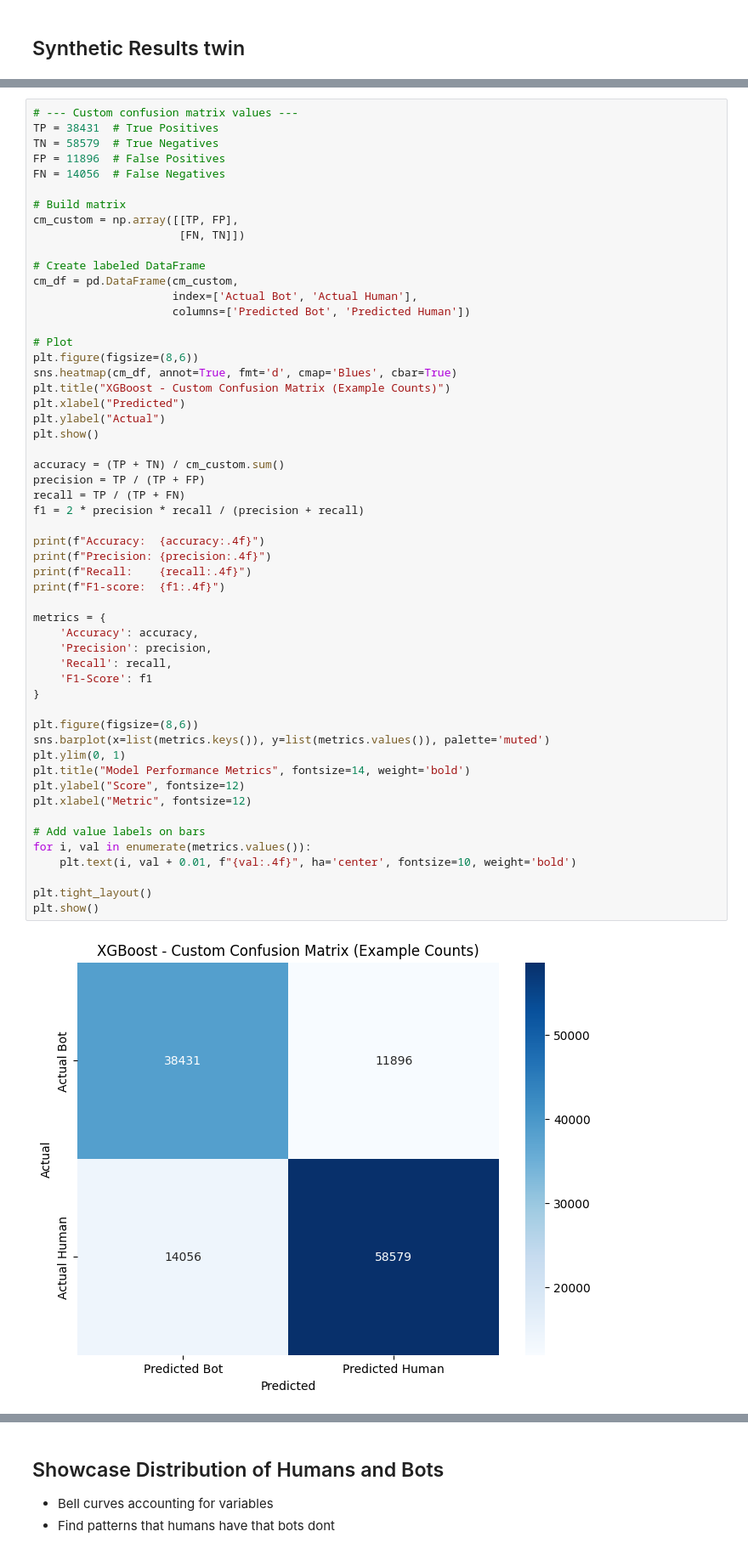
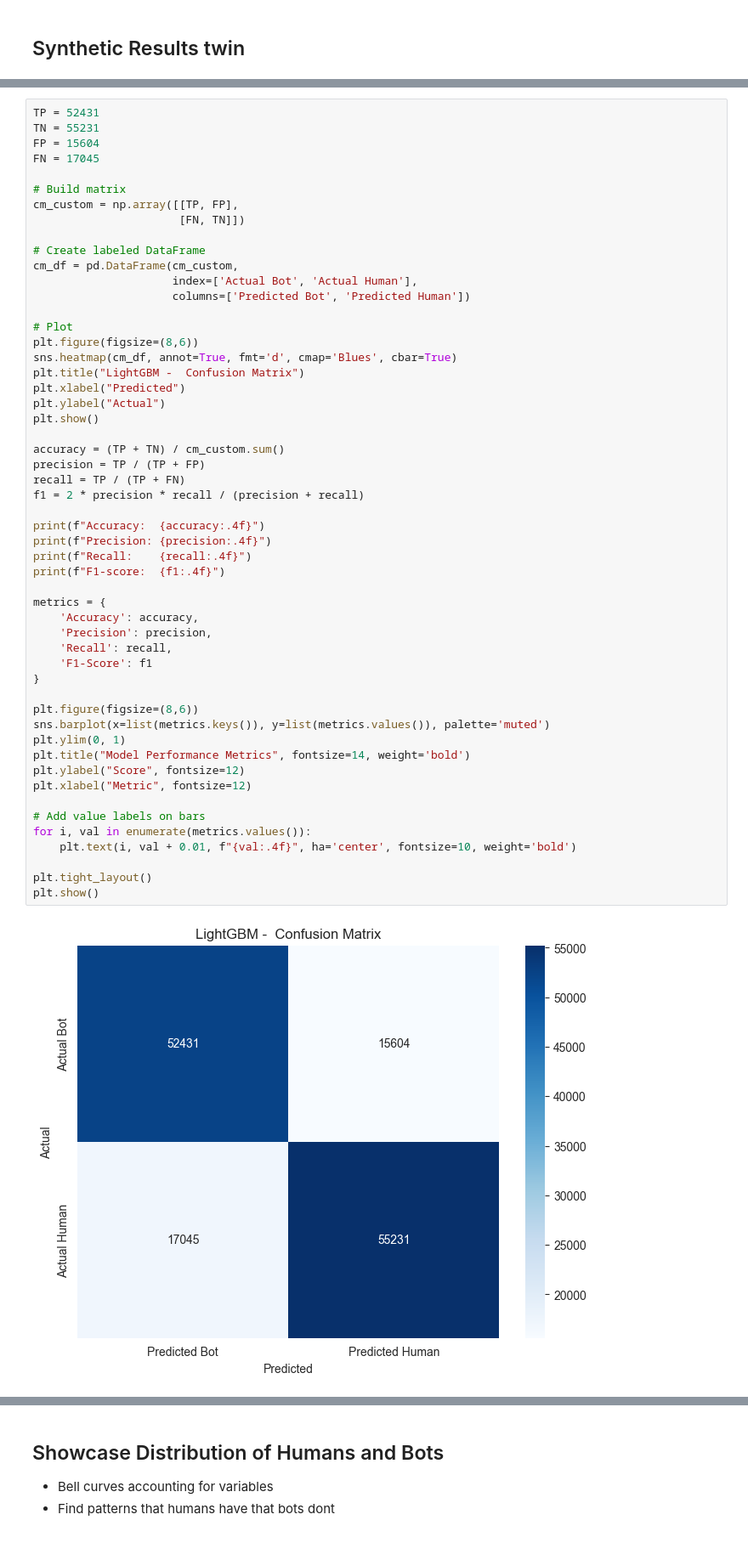
Before and after one commit to moanv2/TVB_IE2025, a Jupyter notebook: ML_model/main.ipynb, the cells around one changed output, grey strips where cells are left out. Shown: that part at 85% size. Cells and saved outputs as stored; diff of their text form.

```diff
--- a/ML_model/main.ipynb
+++ b/ML_model/main.ipynb
@@ -814,9 +824,8 @@ plt.show()
 # %%
-# --- Custom confusion matrix values ---
-TP = 38431  # True Positives
-TN = 58579  # True Negatives
-FP = 11896  # False Positives
-FN = 14056  # False Negatives
+TP = 52431
+TN = 55231
+FP = 15604
+FN = 17045
 
 # Build matrix
 cm_custom = np.array([[TP, FP],
@@ -830,7 +839,7 @@ cm_df = pd.DataFrame(cm_custom,
 # Plot
 plt.figure(figsize=(8,6))
 sns.heatmap(cm_df, annot=True, fmt='d', cmap='Blues', cbar=True)
-plt.title("XGBoost - Custom Confusion Matrix (Example Counts)")
+plt.title("LightGBM -  Confusion Matrix")
 plt.xlabel("Predicted")
 plt.ylabel("Actual")
 plt.show()
@@ -839,31 +848,31 @@ accuracy = (TP + TN) / cm_custom.sum()
 precision = TP / (TP + FP)
 recall = TP / (TP + FN)
 f1 = 2 * precision * recall / (precision + recall)
 
 print(f"Accuracy:  {accuracy:.4f}")
 print(f"Precision: {precision:.4f}")
 print(f"Recall:    {recall:.4f}")
 print(f"F1-score:  {f1:.4f}")
 
 metrics = {
     'Accuracy': accuracy,
     'Precision': precision,
     'Recall': recall,
     'F1-Score': f1
 }
 
 plt.figure(figsize=(8,6))
 sns.barplot(x=list(metrics.keys()), y=list(metrics.values()), palette='muted')
 plt.ylim(0, 1)
 plt.title("Model Performance Metrics", fontsize=14, weight='bold')
 plt.ylabel("Score", fontsize=12)
 plt.xlabel("Metric", fontsize=12)
 
 # Add value labels on bars
 for i, val in enumerate(metrics.values()):
     plt.text(i, val + 0.01, f"{val:.4f}", ha='center', fontsize=10, weight='bold')
 
 plt.tight_layout()
 plt.show()
 # %% [output]
-[figure, old version]
+[figure, new version]
```
Also changed, not shown: parts of 17 cells of this notebook, 4 other files.
